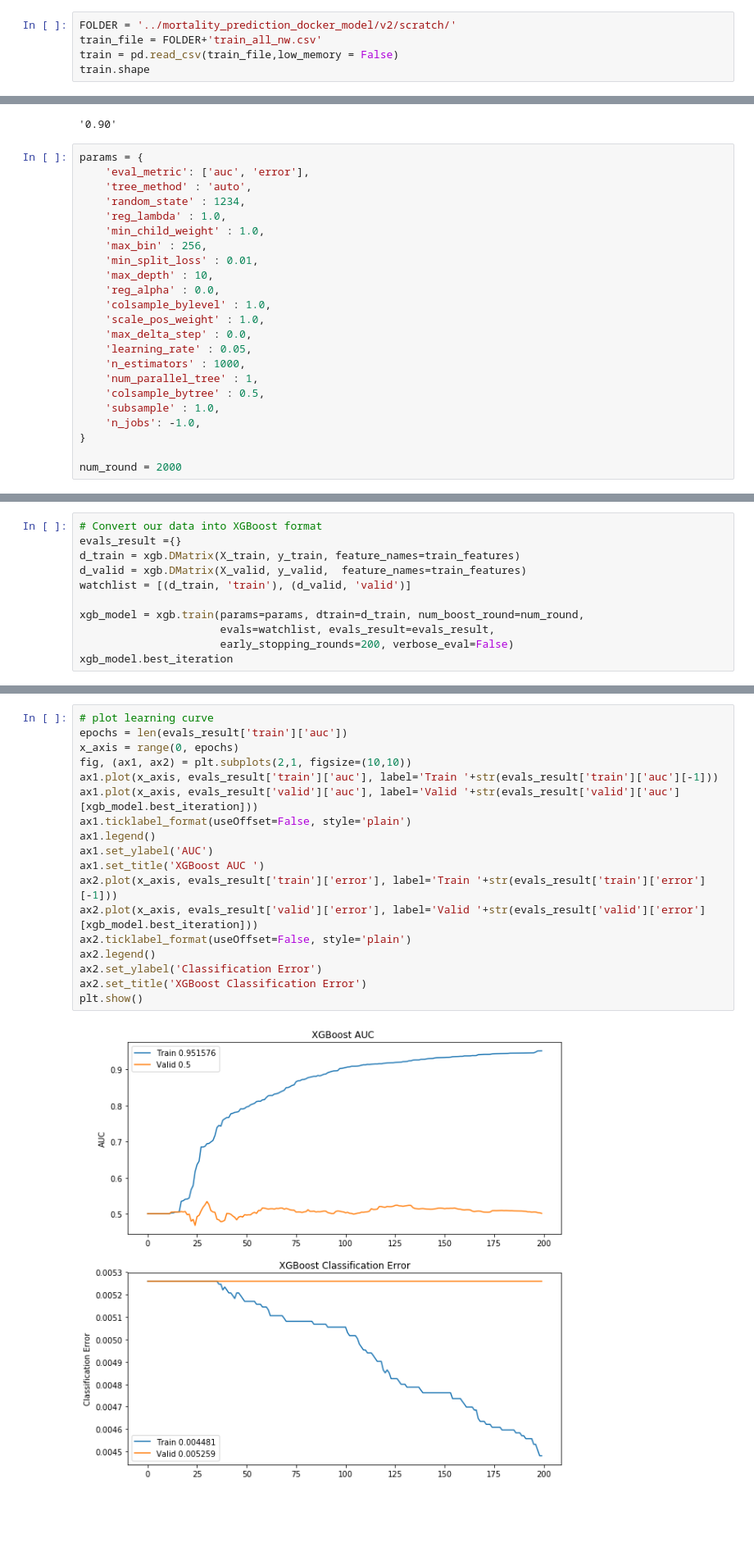
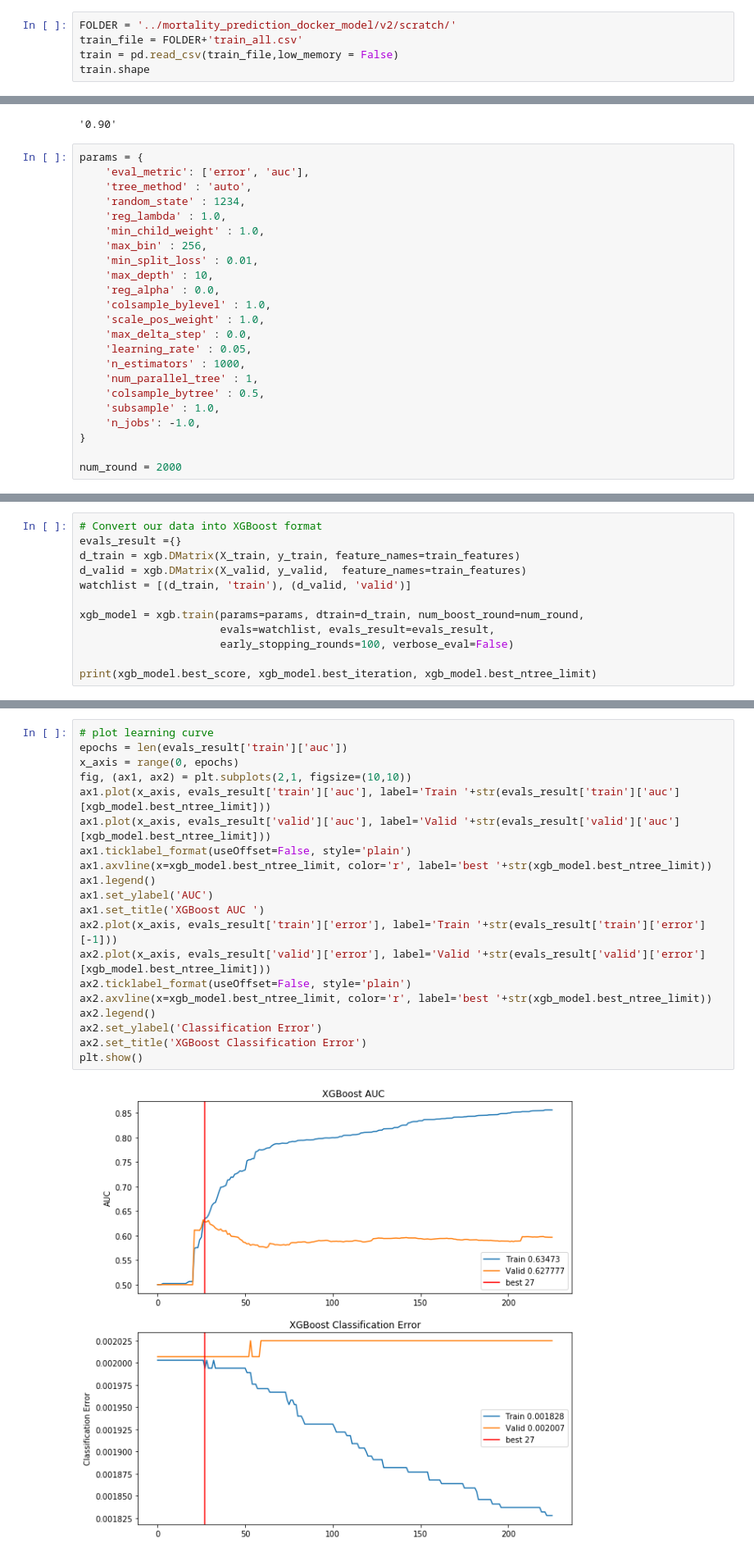
Before and after one commit to romirmoza/omop-cdm-postgresql, a Jupyter notebook: XGB_model_4.ipynb, the cells around one changed output, grey strips where cells are left out. Shown at 82% size. Drawn from its saved outputs; the diff is of its cells as text; blank space fills up the shorter version.

Commit message:
tweaks to best_ntree_limit

```diff
--- a/XGB_model_4.ipynb
+++ b/XGB_model_4.ipynb
@@ -33,7 +33,7 @@ sklearn: 0.22.1
 ## Data Prep
 # %%
 FOLDER = '../mortality_prediction_docker_model/v2/scratch/'
-train_file = FOLDER+'train_all_nw.csv'
+train_file = FOLDER+'train_all.csv'
 train = pd.read_csv(train_file,low_memory = False)
 train.shape
 # %% [output]
@@ -308,7 +308,7 @@ xgb.__version__
 '0.90'
 # %%
 params = {
-    'eval_metric': ['auc', 'error'],
+    'eval_metric': ['error', 'auc'],
     'tree_method' : 'auto',
     'random_state' : 1234,
     'reg_lambda' : 1.0,
@@ -347,6 +347,7 @@ watchlist = [(d_train, 'train'), (d_valid, 'valid')]
 
 xgb_model = xgb.train(params=params, dtrain=d_train, num_boost_round=num_round,
                       evals=watchlist, evals_result=evals_result,
-                      early_stopping_rounds=200, verbose_eval=False)
-xgb_model.best_iteration
+                      early_stopping_rounds=100, verbose_eval=False)
+
+print(xgb_model.best_score, xgb_model.best_iteration, xgb_model.best_ntree_limit)
 # %% [output]
@@ -354,20 +355,22 @@ xgb_model.best_iteration
 # %%
 # plot learning curve
 epochs = len(evals_result['train']['auc'])
 x_axis = range(0, epochs)
 fig, (ax1, ax2) = plt.subplots(2,1, figsize=(10,10))
-ax1.plot(x_axis, evals_result['train']['auc'], label='Train '+str(evals_result['train']['auc'][-1]))
-ax1.plot(x_axis, evals_result['valid']['auc'], label='Valid '+str(evals_result['valid']['auc'][xgb_model.best_iteration]))
+ax1.plot(x_axis, evals_result['train']['auc'], label='Train '+str(evals_result['train']['auc'][xgb_model.best_ntree_limit]))
+ax1.plot(x_axis, evals_result['valid']['auc'], label='Valid '+str(evals_result['valid']['auc'][xgb_model.best_ntree_limit]))
 ax1.ticklabel_format(useOffset=False, style='plain')
+ax1.axvline(x=xgb_model.best_ntree_limit, color='r', label='best '+str(xgb_model.best_ntree_limit))
 ax1.legend()
 ax1.set_ylabel('AUC')
 ax1.set_title('XGBoost AUC ')
 ax2.plot(x_axis, evals_result['train']['error'], label='Train '+str(evals_result['train']['error'][-1]))
-ax2.plot(x_axis, evals_result['valid']['error'], label='Valid '+str(evals_result['valid']['error'][xgb_model.best_iteration]))
+ax2.plot(x_axis, evals_result['valid']['error'], label='Valid '+str(evals_result['valid']['error'][xgb_model.best_ntree_limit]))
 ax2.ticklabel_format(useOffset=False, style='plain')
+ax2.axvline(x=xgb_model.best_ntree_limit, color='r', label='best '+str(xgb_model.best_ntree_limit))
 ax2.legend()
 ax2.set_ylabel('Classification Error')
 ax2.set_title('XGBoost Classification Error')
 plt.show()
 # %% [output]
-[figure, old version]
+[figure, new version]
```
Also changed, not shown: parts of 18 cells of this notebook, 1 other file.
